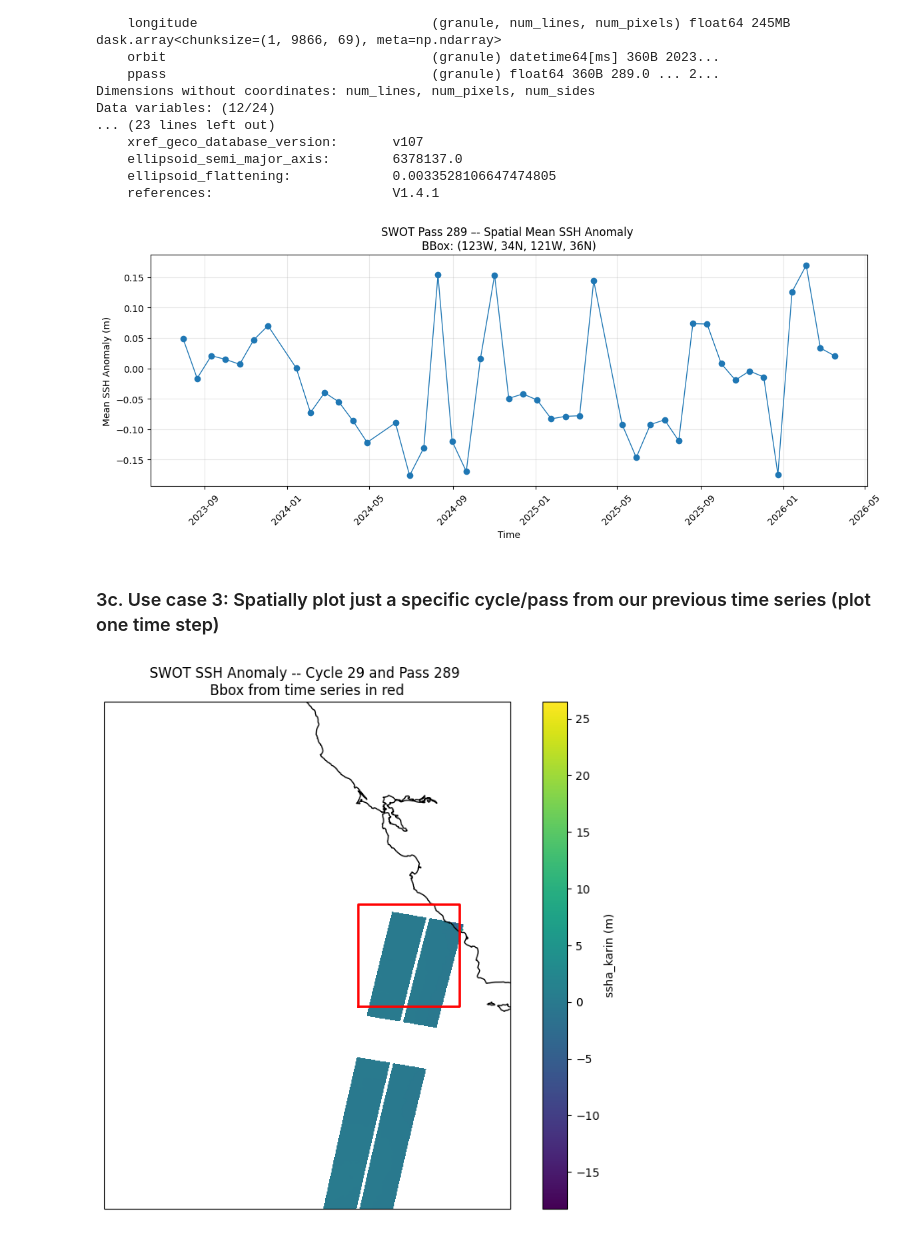
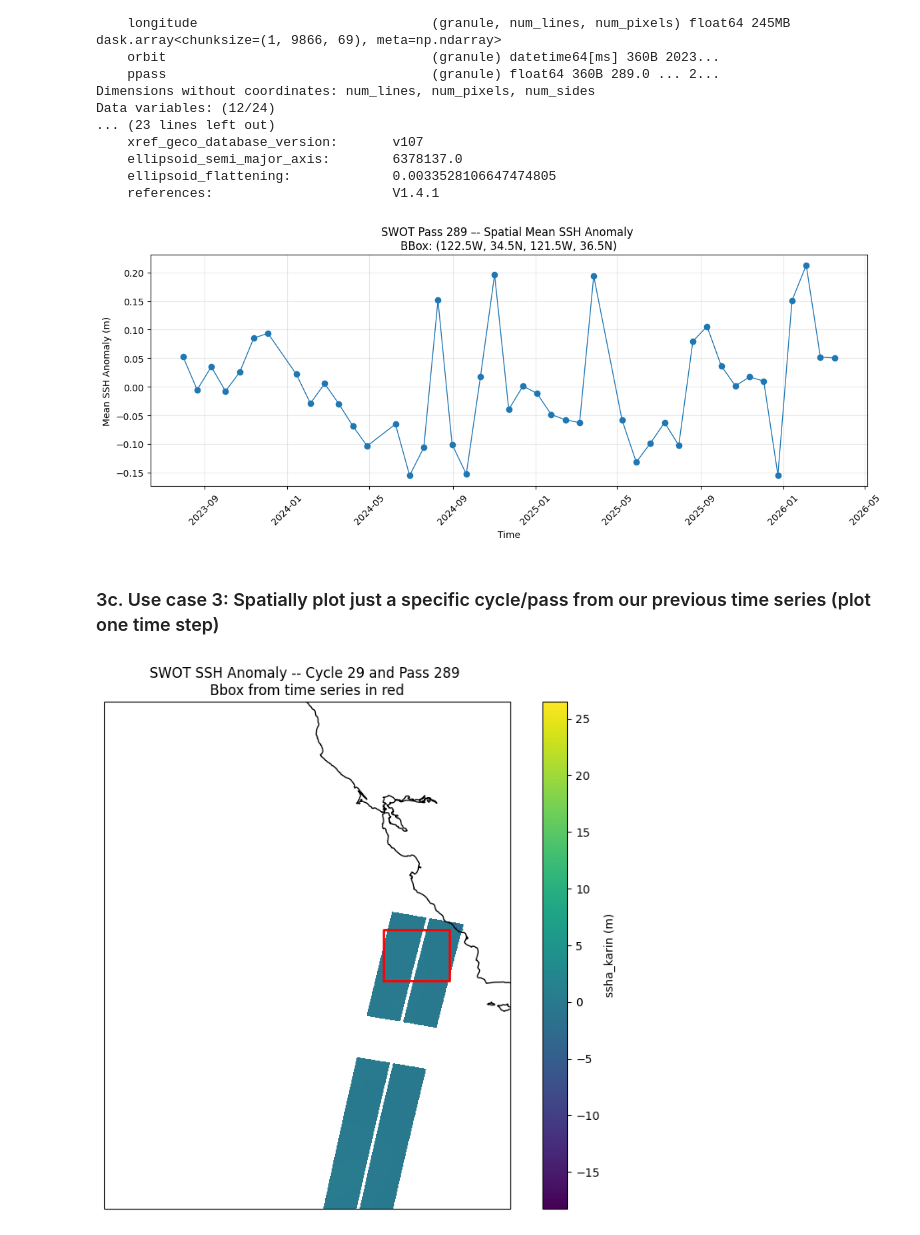
Before and after one commit to edshred2000/virtualizarr, a Jupyter notebook: read-SWOT_L2_LR_SSH_Basic_verD.ipynb, the cells around one changed output. Cells and saved outputs as stored; diff of their text form; code cells hidden in the pictures.

Commit message:
small changes to bbox
Only 1 deg bbox

```diff
--- a/read-SWOT_L2_LR_SSH_Basic_verD.ipynb
+++ b/read-SWOT_L2_LR_SSH_Basic_verD.ipynb
@@ -260,8 +260,8 @@ Data variables: (12/24)
     ellipsoid_flattening:             0.0033528106647474805
     references:                       V1.4.1
 # %%
-lon_min, lon_max = 237, 239
-lat_min, lat_max = 34, 36
+lon_min, lon_max = 237.5, 238.8
+lat_min, lat_max = 34.5, 35.5
 mask = (
     (ds.longitude >= lon_min) & (ds.longitude <= lon_max) &
     (ds.latitude  >= lat_min) & (ds.latitude  <= lat_max)
@@ -280,18 +280,18 @@ ssh_ts = ssh_mean.groupby("time").mean()
 # %%
 plt.figure(figsize=(12,5))
 
 plt.plot(ssh_ts.time, ssh_ts, marker='o', linewidth=1)
 
-plt.title("SWOT Pass 289 –- Spatial Mean SSH Anomaly \nBBox: (123W, 34N, 121W, 36N)")
+plt.title("SWOT Pass 289 –- Spatial Mean SSH Anomaly \nBBox: (122.5W, 34.5N, 121.5W, 36.5N)")
 plt.xlabel("Time")
 plt.ylabel("Mean SSH Anomaly (m)")
 plt.grid(alpha=0.3)
 
 plt.xticks(rotation=45)
 plt.tight_layout()
 plt.show()
 # %% [output]
-[figure, old version]
+[figure, new version]
 # %% [markdown]
 ### 3c. Use case 3: Spatially plot just a specific cycle/pass from our previous time series (plot one time step)
 # %%
@@ -337,8 +337,8 @@ plt.title("SWOT SSH Anomaly -- Cycle 29 and Pass 289 \n Bbox from time series in
 plt.grid(alpha=0.3)
 
 # add the orginal bounding box (spatial average) outline
-lon_min, lon_max = 237, 239
-lat_min, lat_max = 34, 36
+lon_min, lon_max = 237.5, 238.8
+lat_min, lat_max = 34.5, 35.5
 bbox_lon = [lon_min, lon_max, lon_max, lon_min, lon_min]
 bbox_lat = [lat_min, lat_min, lat_max, lat_max, lat_min]
 
@@ -352,4 +352,4 @@ ax.plot(
 
 plt.show()
 # %% [output]
-[figure, old version]
+[figure, new version]
```
Also changed, not shown: parts of 1 cell of this notebook.
